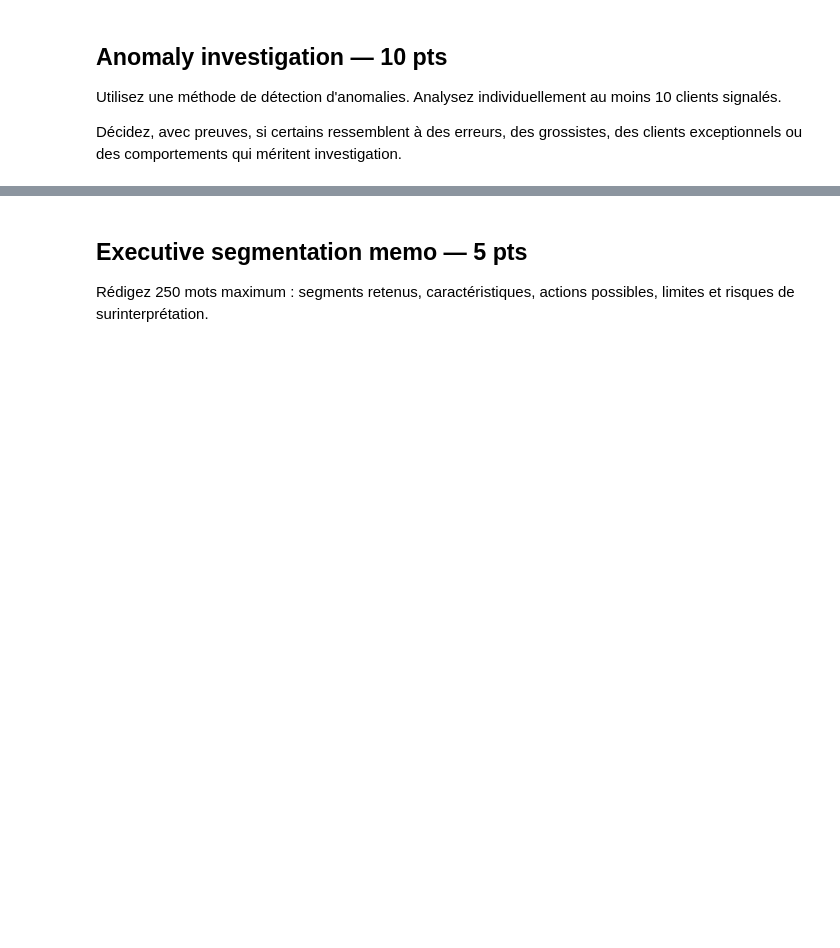
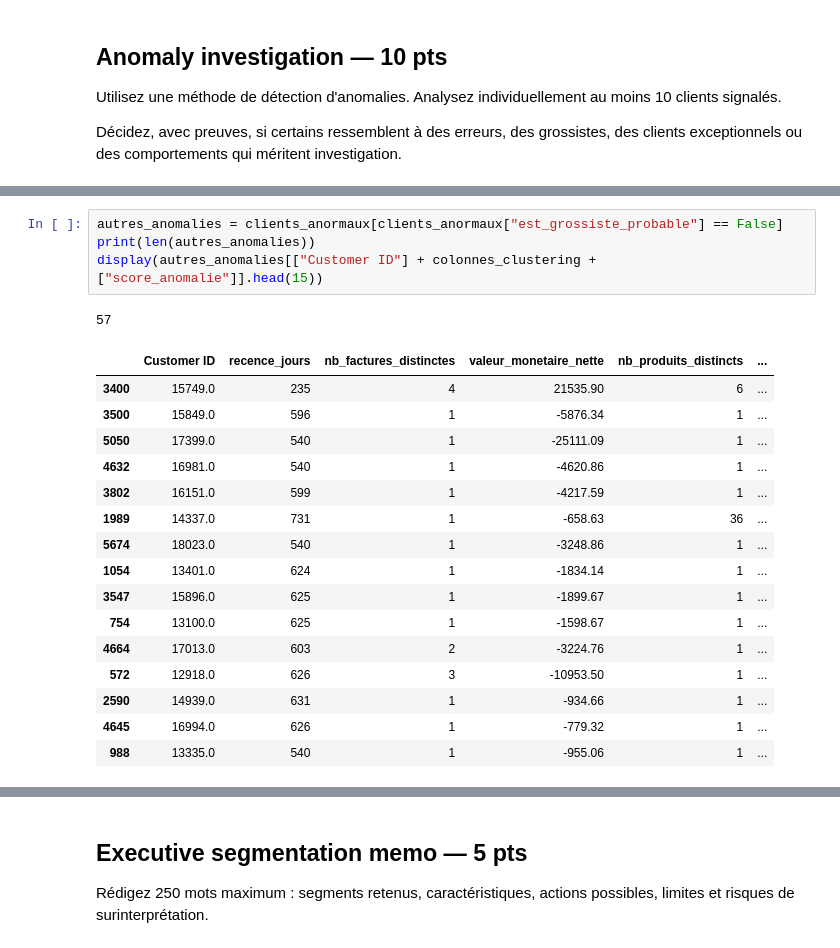
Before and after one commit to hamzabouhouch1003/Training01, a Jupyter notebook: Jour2/PACK_4_TP_NOTES_IA_4A_OPTION_DEVELOPPEUR/TP_NOTE_S6_NON_SUPERVISE_ONLINE_RETAIL_UK.ipynb, the cells around one changed output, grey strips where cells are left out. Drawn from its saved outputs; the diff is of its cells as text; blank space fills up the shorter version.

```diff
--- a/Jour2/PACK_4_TP_NOTES_IA_4A_OPTION_DEVELOPPEUR/TP_NOTE_S6_NON_SUPERVISE_ONLINE_RETAIL_UK.ipynb
+++ b/Jour2/PACK_4_TP_NOTES_IA_4A_OPTION_DEVELOPPEUR/TP_NOTE_S6_NON_SUPERVISE_ONLINE_RETAIL_UK.ipynb
@@ -583,0 +783,22 @@ Décidez, avec preuves, si certains ressemblent à des erreurs, des grossistes,
+# %%
+autres_anomalies = clients_anormaux[clients_anormaux["est_grossiste_probable"] == False]
+print(len(autres_anomalies))
+display(autres_anomalies[["Customer ID"] + colonnes_clustering + ["score_anomalie"]].head(15))
+# %% [output]
+57
+|  | Customer ID | recence_jours | nb_factures_distinctes | valeur_monetaire_nette | nb_produits_distincts | ... |
+| 3400 | 15749.0 | 235 | 4 | 21535.90 | 6 | ... |
+| 3500 | 15849.0 | 596 | 1 | -5876.34 | 1 | ... |
+| 5050 | 17399.0 | 540 | 1 | -25111.09 | 1 | ... |
+| 4632 | 16981.0 | 540 | 1 | -4620.86 | 1 | ... |
+| 3802 | 16151.0 | 599 | 1 | -4217.59 | 1 | ... |
+| 1989 | 14337.0 | 731 | 1 | -658.63 | 36 | ... |
+| 5674 | 18023.0 | 540 | 1 | -3248.86 | 1 | ... |
+| 1054 | 13401.0 | 624 | 1 | -1834.14 | 1 | ... |
+| 3547 | 15896.0 | 625 | 1 | -1899.67 | 1 | ... |
+| 754 | 13100.0 | 625 | 1 | -1598.67 | 1 | ... |
+| 4664 | 17013.0 | 603 | 2 | -3224.76 | 1 | ... |
+| 572 | 12918.0 | 626 | 3 | -10953.50 | 1 | ... |
+| 2590 | 14939.0 | 631 | 1 | -934.66 | 1 | ... |
+| 4645 | 16994.0 | 626 | 1 | -779.32 | 1 | ... |
+| 988 | 13335.0 | 540 | 1 | -955.06 | 1 | ... |
```
Also changed, not shown: parts of 6 cells of this notebook.
